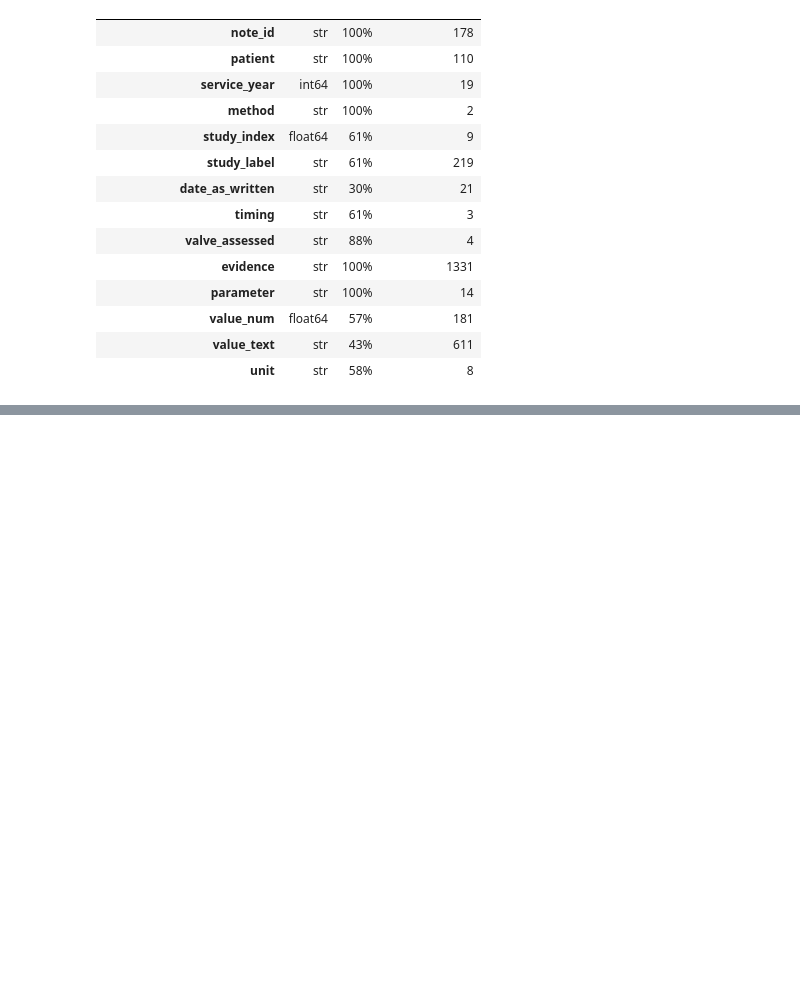
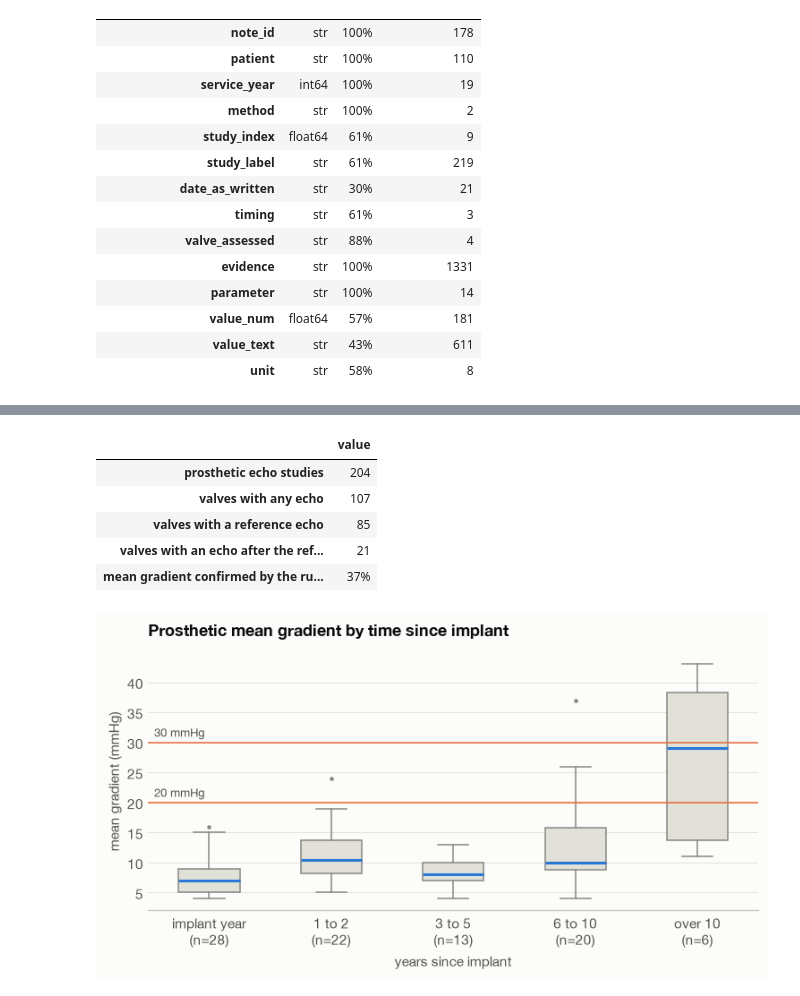
Before and after one commit to nickKyr/dyania-hackathon-avr-durability, a Jupyter notebook: notebooks/02_preprocessing.ipynb, the cells around one changed output, grey strips where cells are left out. Saved outputs shown, nothing was run; the diff lists cells and outputs as text; code cells hidden in the pictures; blank space fills up the shorter version.

```diff
--- a/notebooks/02_preprocessing.ipynb
+++ b/notebooks/02_preprocessing.ipynb
@@ -353,0 +227,4 @@ def coverage_report(landmark, conflicts):
+# %%
+cohort = prep.build_cohort(raw)
+assert cohort.loc[~cohort.included, "exclusion_reason"].ne("").all()
+cohort.groupby(["group", "included"]).agg(patients=("patient", "size"), with_operative_report=("has_operative_report", "sum"))
@@ -353,0 +245,5 @@ def coverage_report(landmark, conflicts):
+# %%
+labs = prep.dedupe(labs_raw, CONFIG)
+meds = prep.dedupe(meds_raw, CONFIG)
+assert (len(labs), len(meds)) == (19002, 2157)
+pd.DataFrame({"before": [len(labs_raw), len(meds_raw)], "after": [len(labs), len(meds)]}, index=["labs", "medications"])
@@ -353,0 +318,11 @@ def coverage_report(landmark, conflicts):
+# %%
+implants, conflicts = prep.build_implants(raw, cohort, meds, CONFIG)
+idx = implants[implants.kind == "index"]
+assert idx.patient.is_unique and set(idx.patient) == set(cohort.loc[cohort.included, "patient"])
+display(pd.crosstab(implants.kind, implants.procedure, margins=True, margins_name="total"))
+display(pd.concat({
+    "implant year source": implants.implant_year_source.value_counts(),
+    "valve name level": implants.model_level.value_counts(),
+    "valve type": implants.valve_type.fillna("unknown").value_counts(),
+}).rename("episodes").to_frame())
+conflicts.groupby("field").size().rename("conflicts logged").to_frame()
@@ -353,0 +369,36 @@ def coverage_report(landmark, conflicts):
+# %%
+echo_timeline = prep.build_echo_timeline(raw, implants, CONFIG)
+assert echo_timeline.episode_id.notna().all()
+assert echo_timeline.groupby("episode_id").is_reference.sum().le(1).all()
+per_episode = echo_timeline.groupby("episode_id").agg(studies=("study_id", "size"), has_reference=("is_reference", "any"), follow_up=("years_since_reference", lambda s: (s > 0).any()))
+display(pd.Series({
+    "prosthetic echo studies": len(echo_timeline),
+    "valves with any echo": len(per_episode),
+    "valves with a reference echo": int(per_episode.has_reference.sum()),
+    "valves with an echo after the reference": int(per_episode.follow_up.sum()),
+    "mean gradient confirmed by the rules reading": f"{echo_timeline.mean_gradient_confirmed_by_rules.mean():.0%}",
+}, name="value").to_frame())
+
+bins = pd.cut(echo_timeline.years_since_implant, [-1, 0, 2, 5, 10, 30], labels=["implant year", "1 to 2", "3 to 5", "6 to 10", "over 10"])
+groups = [echo_timeline.loc[bins == b, "mean_gradient_mmhg"].dropna() for b in bins.cat.categories]
+fig, ax = plt.subplots(figsize=(8, 3.4))
+ax.boxplot(groups, tick_labels=[f"{b}\n(n={len(g)})" for b, g in zip(bins.cat.categories, groups)], widths=0.5, patch_artist=True,
+           boxprops=dict(facecolor=viz.GRID, color=viz.MUTED), medianprops=dict(color=viz.SERIES[0], linewidth=2),
+           whiskerprops=dict(color=viz.MUTED), capprops=dict(color=viz.MUTED), flierprops=dict(marker="o", markersize=4, markerfacecolor=viz.MUTED, markeredgecolor=viz.SURFACE))
+for y, label in [(20, "20 mmHg"), (30, "30 mmHg")]:
+    ax.axhline(y, color=viz.SERIES[1], linewidth=1)
+    ax.text(0.55, y + 0.5, label, va="bottom", fontsize=8.5, color=viz.INK_SECONDARY)
+ax.set_ylabel("mean gradient (mmHg)")
+ax.set_xlabel("years since implant")
+ax.grid(axis="x", visible=False)
+ax.set_title("Prosthetic mean gradient by time since implant")
+viz.save(fig, "02_gradient_by_time")
+plt.show()
+# %% [output]
+|  | value |
+| prosthetic echo studies | 204 |
+| valves with any echo | 107 |
+| valves with a reference echo | 85 |
+| valves with an echo after the ref... | 21 |
+| mean gradient confirmed by the ru... | 37% |
+[figure, added]
```
Also changed, not shown: parts of 46 cells of this notebook, 50 other files.
